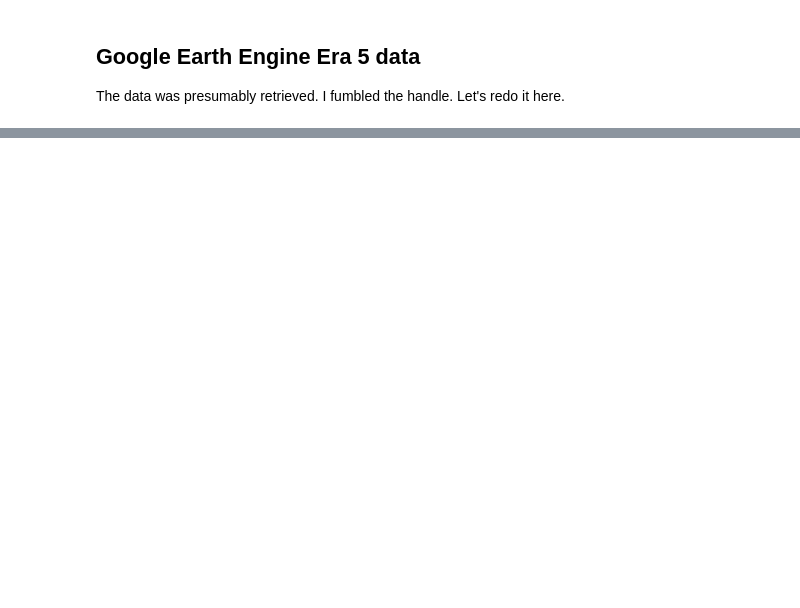
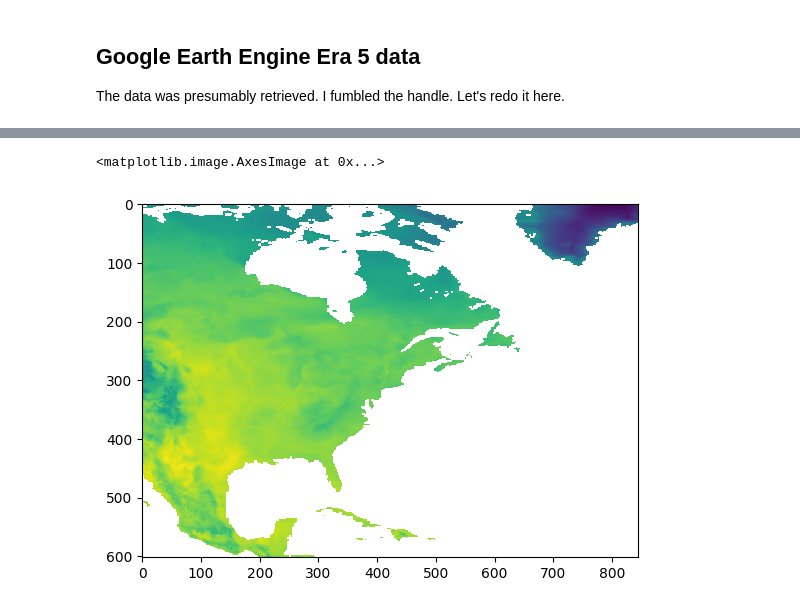
Before and after one commit to dtersegno/skydrop, a Jupyter notebook: notebooks/10_GEE_redo.ipynb, the cells around one changed output, grey strips where cells are left out. Drawn from its saved outputs; the diff is of its cells as text; code cells hidden in the pictures; blank space fills up the shorter version.

```diff
--- a/notebooks/10_GEE_redo.ipynb
+++ b/notebooks/10_GEE_redo.ipynb
@@ -11,12 +11,19 @@ import rasterio
 
 #the reversed map coordinates refers to the
 #call to earth engine, not the result
-east_coast_tiff = ''
+east_coast_tiff = '../weather-data/era5/ERA5_Temperature_TimeSeries_NY_eastcoast.tif'
 TIFF_file_path = '../weather-data/era5/ERA5_Temperature_TimeSeries_NWMass_native_31km_reversedmapcoordinates.tif'
 
+#load two images. src_data is the data of interest.
+#the east_coast is an easier to see example
 with rasterio.open(TIFF_file_path) as src:
     src_data = src.read()
+with rasterio.open(east_coast_tiff) as src:
+    east_coast = src.read()
 
+#the data is numpy arrays of images
+#each image is an hour apart
+print('time, lats, lons')
 print(src_data.shape)
-print('time, lat, lon')
+print(east_coast.shape)
 # %% [output]
@@ -43,0 +33,9 @@ note: This error originates from a subprocess, and is likely not a problem with
+# %%
+#a lot of the (time) images in east_coast are nans.
+#for the Massachusetts data, the first image is nan
+
+#take a look at one of the east coast images.
+plt.imshow(east_coast[1])
+# %% [output]
+<matplotlib.image.AxesImage at 0x...>
+[figure, added]
```
Also changed, not shown: parts of 24 cells of this notebook, 1 other file.
